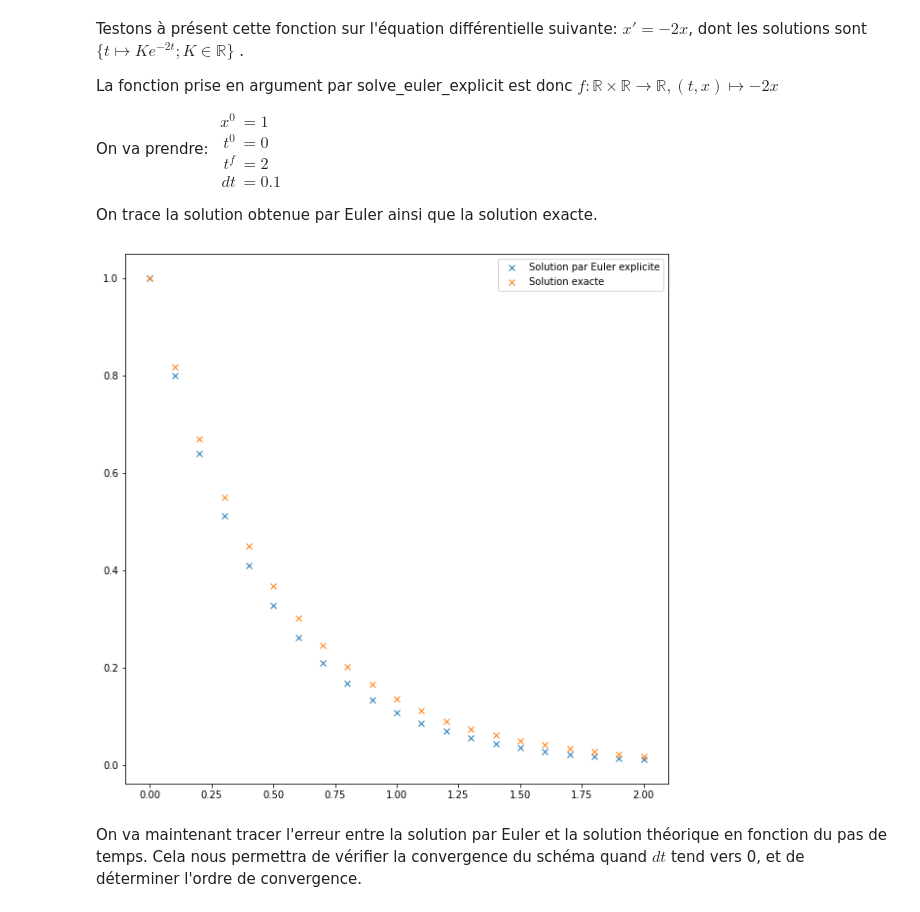
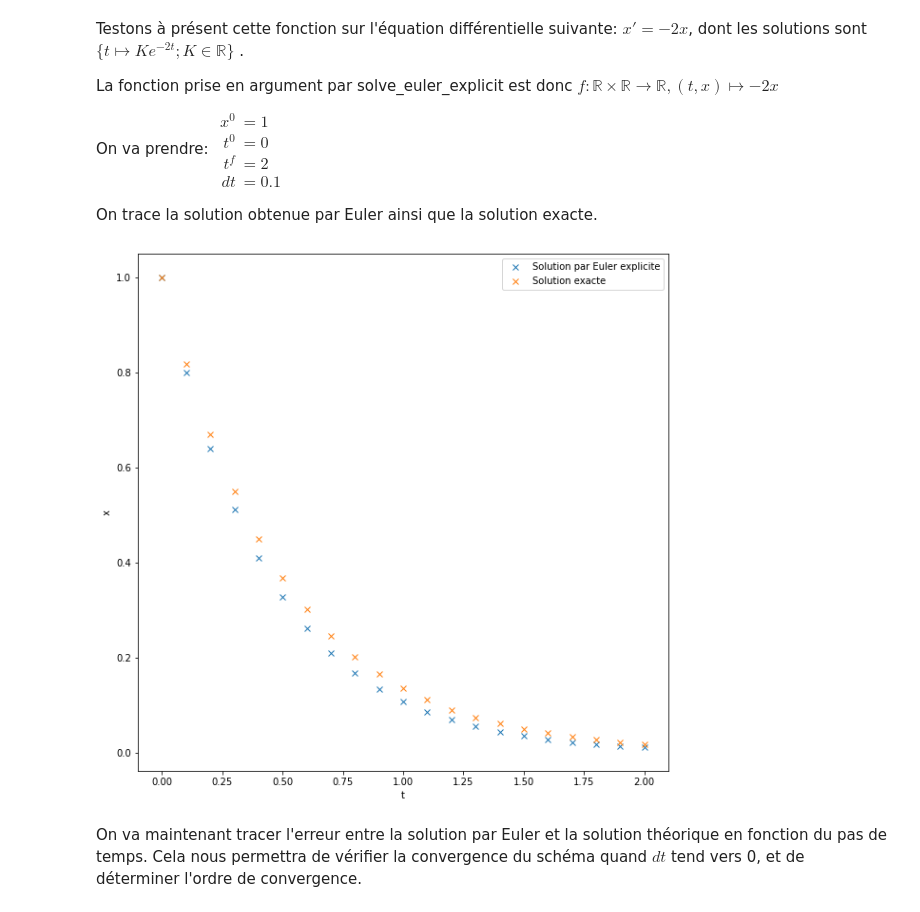
Before and after one commit to pauline-delarue/projet-math-info, a Jupyter notebook: equadiff.ipynb, the cells around one changed output. Cells and saved outputs as stored; diff of their text form; code cells hidden in the pictures.

```diff
--- a/equadiff.ipynb
+++ b/equadiff.ipynb
@@ -223,27 +223,29 @@ On trace la solution obtenue par Euler ainsi que la solution exacte.
 # %%
 def test(t,x):
     return -2*x
 
 def sol_exacte(x0,dt,t0,tf):
     n = math.floor((tf-t0)/dt) +1
     t,x = np.zeros(n),np.zeros((n,x0.shape[0]))
     t[0],x[0] = t0,x0
     for i in range (1,n):
         t[i] = t[i-1] + dt
         x[i] = x0*math.exp(-2*(t[i]-t0))
     return t,x
 
 x0=np.array([1])
 dt=0.1
 t0=0
 tf=2
 
 plt.plot(solve_euler_explicit(test,x0,dt,t0,tf)[0],solve_euler_explicit(test,x0,dt,t0,tf)[1],'x',label='Solution par Euler explicite')
 plt.plot(sol_exacte(x0,dt,t0,tf)[0],sol_exacte(x0,dt,t0,tf)[1],'x',label='Solution exacte')
+plt.xlabel("t")
+plt.ylabel("x")
 plt.legend()
 plt.show()
 # %% [output]
-[figure, old version]
+[figure, new version]
 # %% [markdown]
 On va maintenant tracer l'erreur entre la solution par Euler et la solution théorique en fonction du pas de temps. Cela nous permettra de vérifier la convergence du schéma quand $dt$ tend vers 0, et de déterminer l'ordre de convergence.
 # %%
```
Also changed, not shown: parts of 1 cell of this notebook.
